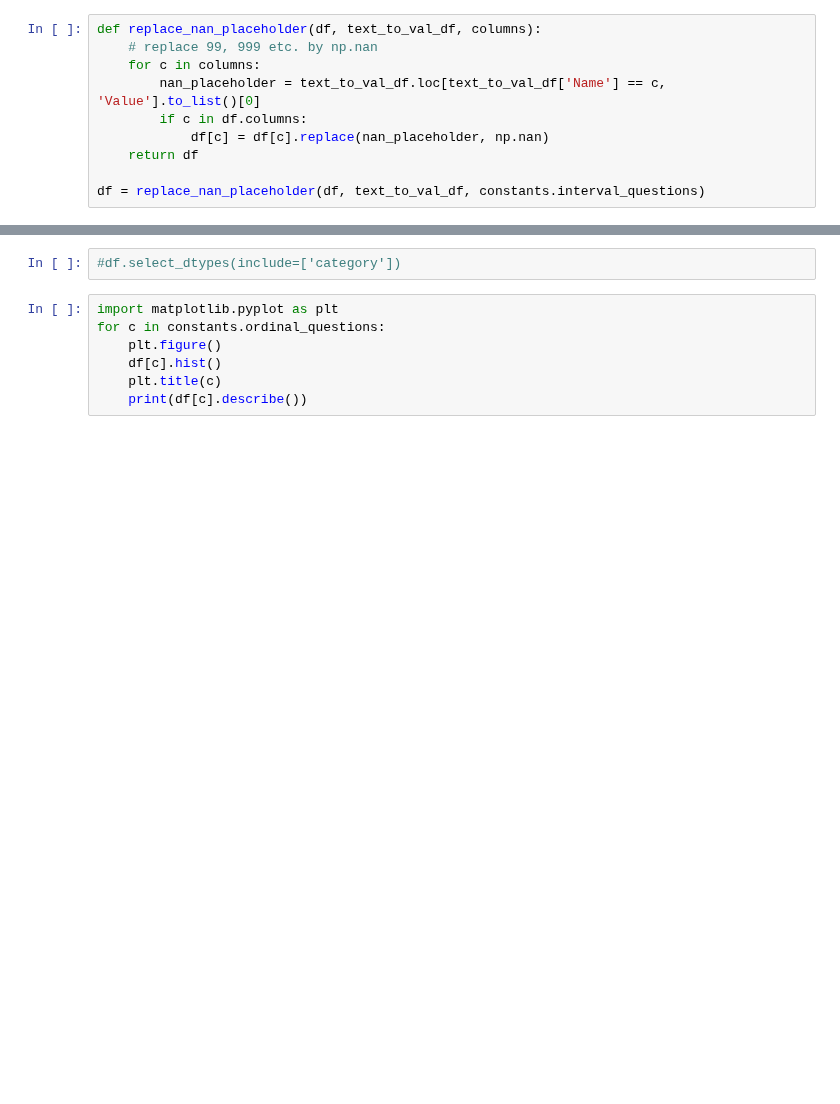
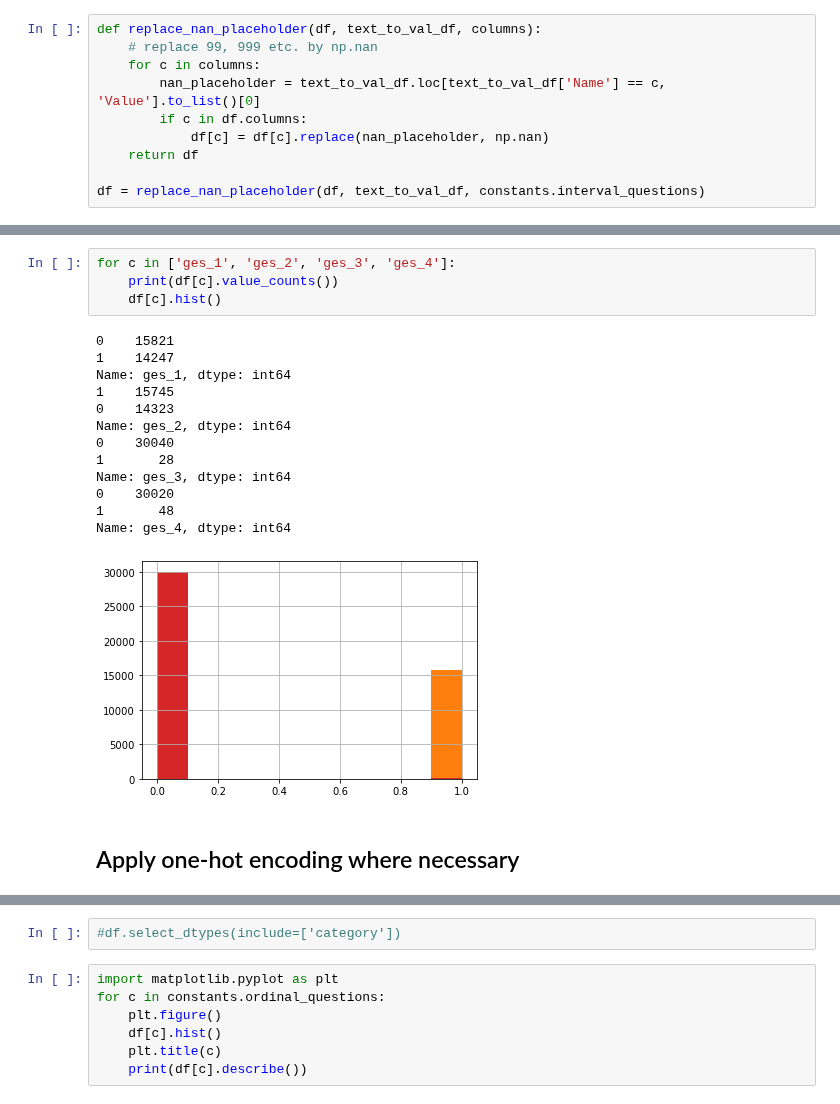
Before and after one commit to NotNANtoN/icp_prediction, a Jupyter notebook: src/notebooks/corona_EDA.ipynb, the cells around one changed output, grey strips where cells are left out. Drawn from its saved outputs; the diff is of its cells as text; blank space fills up the shorter version.

```diff
--- a/src/notebooks/corona_EDA.ipynb
+++ b/src/notebooks/corona_EDA.ipynb
@@ -88,3 +171,23 @@ df = replace_nan_placeholder(df, text_to_val_df, constants.interval_questions)
+# %%
+for c in ['ges_1', 'ges_2', 'ges_3', 'ges_4']:
+    print(df[c].value_counts())
+    df[c].hist()
+# %% [output]
+0    15821
+1    14247
+Name: ges_1, dtype: int64
+1    15745
+0    14323
+Name: ges_2, dtype: int64
+0    30040
+1       28
+Name: ges_3, dtype: int64
+0    30020
+1       48
+Name: ges_4, dtype: int64
+[figure, added]
+# %% [markdown]
+## Apply one-hot encoding where necessary
 # %%
 def one_hot(df, columns):
     for c in columns:
```
Also changed, not shown: parts of 55 cells of this notebook, 15 other files.
